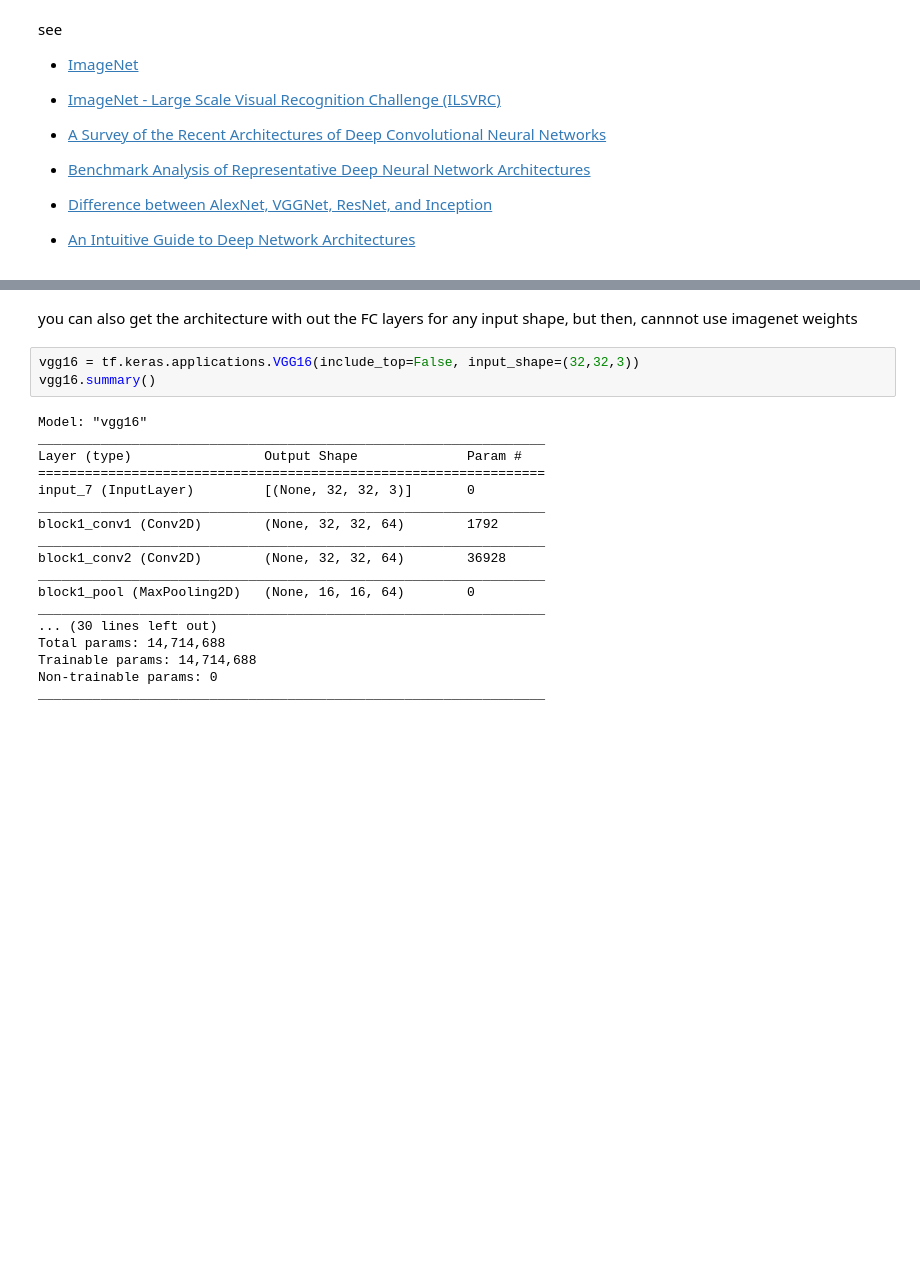
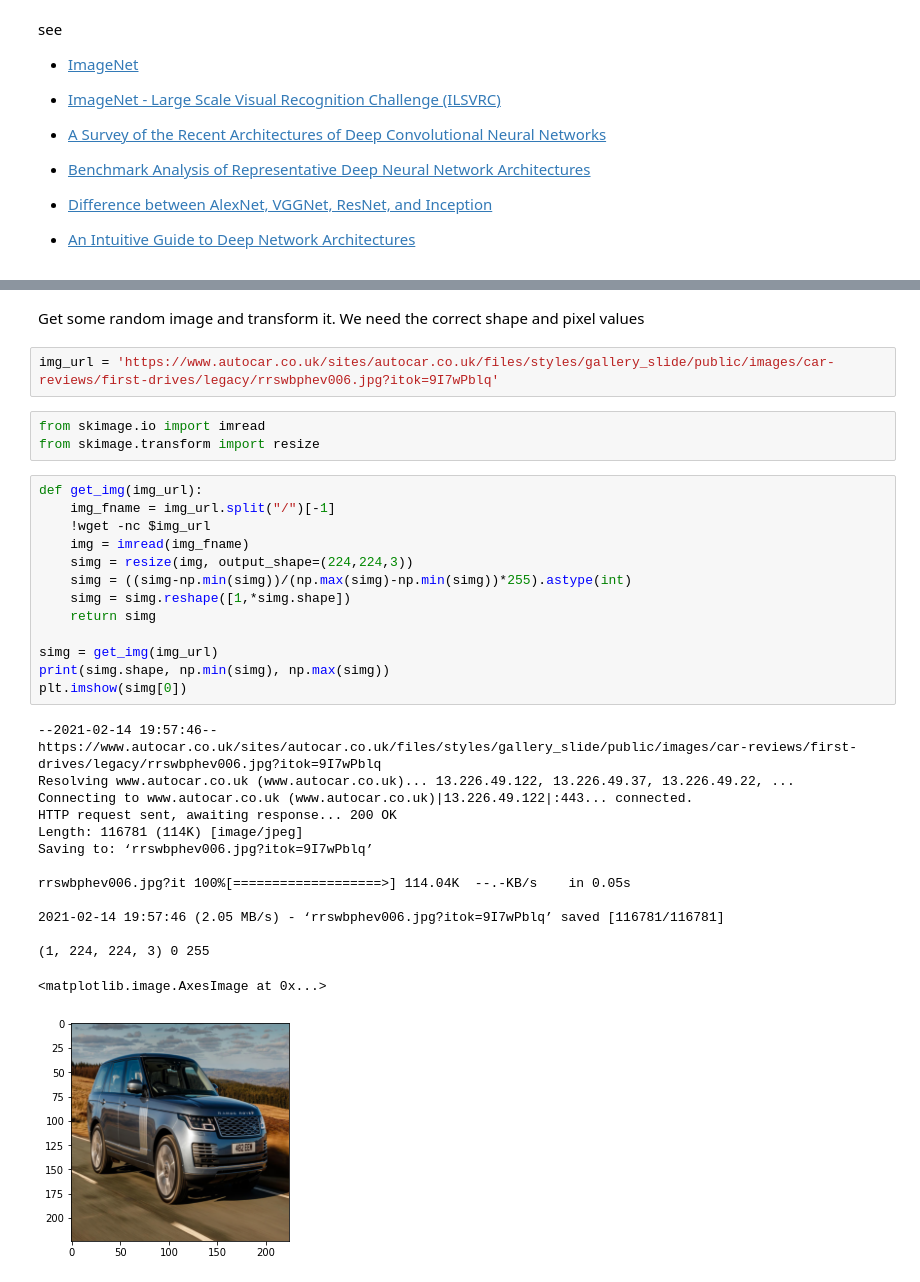
Before and after one commit to fagonzalezo/2021.deeplearning, a Jupyter notebook: _sources/content/U4.04 - CNN Architectures.ipynb, the cells around one changed output, grey strips where cells are left out. Cells and saved outputs as stored; diff of their text form; blank space fills up the shorter version.

```diff
--- a/_sources/content/U4.04 - CNN Architectures.ipynb
+++ b/_sources/content/U4.04 - CNN Architectures.ipynb
@@ -55,26 +58,38 @@ Total params: 138,357,544
 Trainable params: 138,357,544
 Non-trainable params: 0
 _________________________________________________________________
-# %% [markdown]
-you can also get the architecture with out the FC layers for any input shape, but then, cannnot use imagenet weights
-# %%
-vgg16 = tf.keras.applications.VGG16(include_top=False, input_shape=(32,32,3))
-vgg16.summary()
-# %% [output]
-Model: "vgg16"
-_________________________________________________________________
-Layer (type)                 Output Shape              Param #
-=================================================================
-input_7 (InputLayer)         [(None, 32, 32, 3)]       0
-_________________________________________________________________
-block1_conv1 (Conv2D)        (None, 32, 32, 64)        1792
-_________________________________________________________________
-block1_conv2 (Conv2D)        (None, 32, 32, 64)        36928
-_________________________________________________________________
-block1_pool (MaxPooling2D)   (None, 16, 16, 64)        0
-_________________________________________________________________
-... (30 lines left out)
-Total params: 14,714,688
-Trainable params: 14,714,688
-Non-trainable params: 0
-_________________________________________________________________
+# %% [markdown]
+Get some random image and transform it. We need the correct shape and pixel values
+# %%
+img_url = 'https://www.autocar.co.uk/sites/autocar.co.uk/files/styles/gallery_slide/public/images/car-reviews/first-drives/legacy/rrswbphev006.jpg?itok=9I7wPblq'
+# %%
+from skimage.io import imread
+from skimage.transform import resize
+# %%
+def get_img(img_url):
+    img_fname = img_url.split("/")[-1]
+    !wget -nc $img_url
+    img = imread(img_fname)
+    simg = resize(img, output_shape=(224,224,3))
+    simg = ((simg-np.min(simg))/(np.max(simg)-np.min(simg))*255).astype(int)
+    simg = simg.reshape([1,*simg.shape])
+    return simg
+
+simg = get_img(img_url)
+print(simg.shape, np.min(simg), np.max(simg))
+plt.imshow(simg[0])
+# %% [output]
+--2021-02-14 19:57:46--  https://www.autocar.co.uk/sites/autocar.co.uk/files/styles/gallery_slide/public/images/car-reviews/first-drives/legacy/rrswbphev006.jpg?itok=9I7wPblq
+Resolving www.autocar.co.uk (www.autocar.co.uk)... 13.226.49.122, 13.226.49.37, 13.226.49.22, ...
+Connecting to www.autocar.co.uk (www.autocar.co.uk)|13.226.49.122|:443... connected.
+HTTP request sent, awaiting response... 200 OK
+Length: 116781 (114K) [image/jpeg]
+Saving to: ‘rrswbphev006.jpg?itok=9I7wPblq’
+
+rrswbphev006.jpg?it 100%[===================>] 114.04K  --.-KB/s    in 0.05s
+
+2021-02-14 19:57:46 (2.05 MB/s) - ‘rrswbphev006.jpg?itok=9I7wPblq’ saved [116781/116781]
+
+(1, 224, 224, 3) 0 255
+<matplotlib.image.AxesImage at 0x...>
+[figure, added]
```
Also changed, not shown: parts of 20 cells of this notebook, 5 other files.
